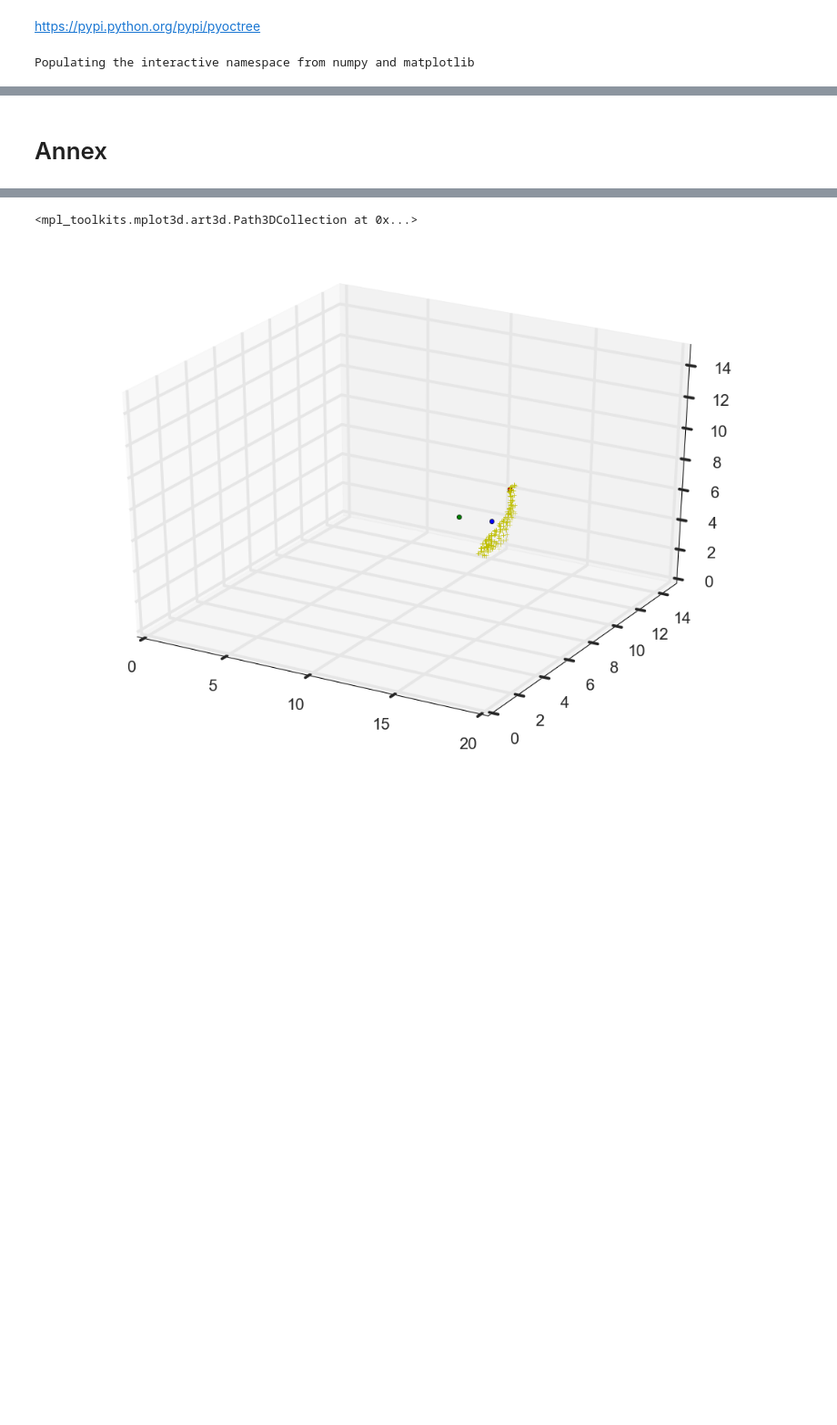
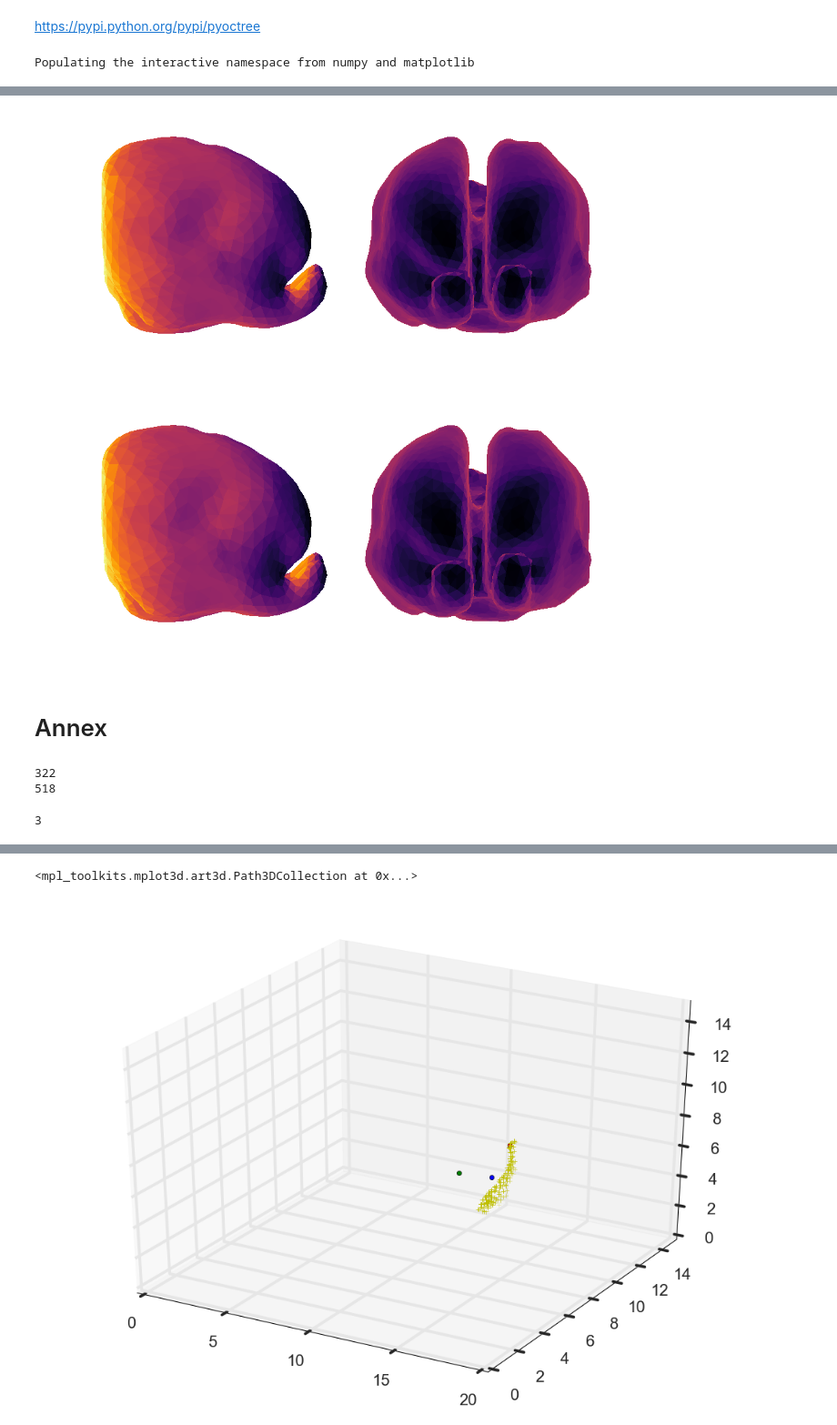
Before and after one commit to celinede/scripts4DWI_dipy_brainhack, a Jupyter notebook: findClosestPoint.ipynb, the cells around one changed output, grey strips where cells are left out. Shown at 91% size. Cells and saved outputs as stored; diff of their text form; code cells hidden in the pictures; blank space fills up the shorter version.

```diff
--- a/findClosestPoint.ipynb
+++ b/findClosestPoint.ipynb
@@ -308,2 +321,20 @@ plot_surf.create_fig( coords=mesh["p"], faces=mesh["t"],  labels=pep, sulc=sulc,
+# %%
+data = np.ones(mesh["np"])
+
+sns.set_context('poster')
+sns.set_style("white")
+
+plot_surf.create_fig( data=sulc, coords=mesh["p"], faces=mesh["t"], azims=[180, 270], elevs=[0, 0],cmap='inferno')
+# %% [output]
+[figure, added]
+[figure, added]
 # %% [markdown]
 # Annex
+# %%
+#how many unique points projected
+xx =ep_lab[:,0]
+print len(set(xx))
+print len(xx)
+# %% [output]
+322
+518
@@ -309,0 +347,4 @@ plot_surf.create_fig( coords=mesh["p"], faces=mesh["t"],  labels=pep, sulc=sulc,
+# %%
+len(distances)
+# %% [output]
+3
```
Also changed, not shown: parts of 22 cells of this notebook, 1 other file.
